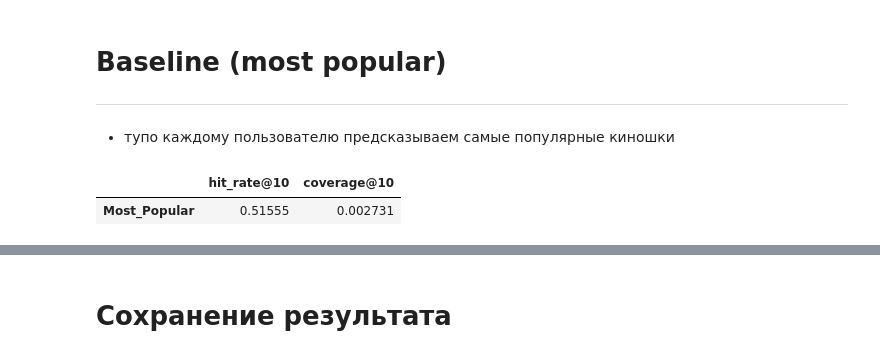
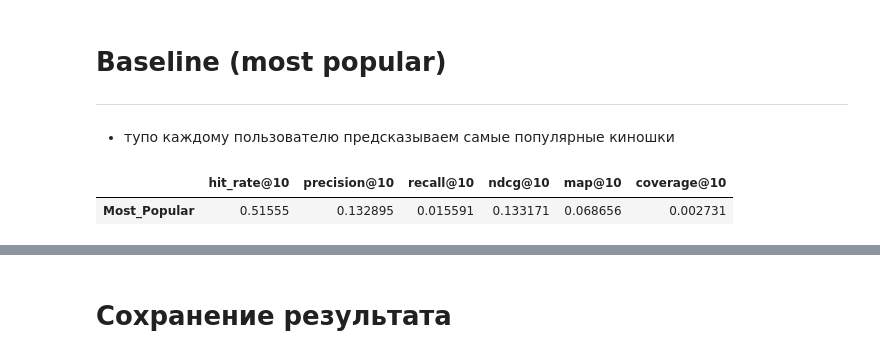
Before and after one commit to Aliaksandr-Borsuk/Recommender_Systems_project, a Jupyter notebook: notebooks/001_data_and_eda_1m.ipynb, the cells around one changed output, grey strips where cells are left out. Drawn from its saved outputs; the diff is of its cells as text; code cells hidden in the pictures.

```diff
--- a/notebooks/001_data_and_eda_1m.ipynb
+++ b/notebooks/001_data_and_eda_1m.ipynb
@@ -763,7 +763,7 @@ def coverage_at_k(rec_items: dict[int, list[int]],  # {user_id: [item_id, ...]}
                   all_items: set[int],              # set(user_id)
                   k=10)-> float:
     '''
-    recs: ckjdfhm user_id -> list of item_id (top-K)
+    recs: словарь user_id -> list of item_id (top-K)
     '''
     rec_items_set = set()
     for recs in rec_items.values():
@@ -772,3 +902,34 @@ def coverage_at_k(rec_items: dict[int, list[int]],  # {user_id: [item_id, ...]}
+# %%
+def map_at_k(rec_items: dict[int, list[int]],  # {user_id: [item_id, ...]}
+             test_items: dict[int, set[int]],    # {user_id: {item_id, ...}}],
+             k: int = 10) -> float:
+    """
+    MAP@K (Mean Average Precision @ K) с бинарной релевантностью.
+    AP@K(u) = 1/min(R_u,K) * sum_{i=1..K} Precision@i(u) * rel_i
+    """
+    if rec_items.keys() != test_items.keys():
+        print('Achtung!!! map_at_k\nРазный набор юзеров.')
+        return None
+
+    total_ap = 0.0
+    num_users = 0
+    for u, recs in rec_items.items():
+        R_u = len(test_items[u])
+        if R_u == 0:
+            print('Achtung!!! map_at_k\nВ test есть юзеры с 0 items !!!')
+            continue
+        topk = recs[:k]
+        hits = 0
+        sum_prec = 0.0
+        for i, item in enumerate(topk, start=1):
+            if item in test_items[u]:
+                hits += 1
+                sum_prec += hits / i  # Precision@i for this user
+        denom = min(R_u, k)
+        ap = sum_prec / denom if denom > 0 else 0.0
+        total_ap += ap
+        num_users += 1
+    return total_ap / num_users if num_users > 0 else 0.0
 # %% [markdown]
 # **Baseline (most popular)**
 
@@ -784,22 +945,27 @@ def model_evaluation(rec_items: dict[int, list[int]],           # рекомен
     Возвращает результат в pandas.DataFrame
     """
     hr = hitrate_at_k(rec_items, test_items, k=k)
+    pr_k = precision_at_k(rec_items, test_items, k=k)
+    rec_k = recall_at_k(rec_items, test_items, k=k)
+    ndcg = ndcg_at_k(rec_items, test_items, k=k)
+    map_k = map_at_k(rec_items, test_items, k=k)
     cov = coverage_at_k(rec_items, all_items, k=k)
     df = pd.DataFrame(
-        [[hr, cov]],
+        [[hr, pr_k, rec_k, ndcg, map_k, cov]],
         index=[model_name],
-        columns=[f"hit_rate@{k}", f"coverage@{k}"]
+        columns=[f"hit_rate@{k}", f"precision@{k}", f"recall@{k}",
+                 f"ndcg@{k}", f"map@{k}", f"coverage@{k}"]
     )
     return df
 # %%
 k = 10
 popular_items = train['item_id'].value_counts().head(k).index.to_list()
-test_dict   = good_test_df.groupby('user_id')['item_id'].apply(set).to_dict()
+test_dict   = test.groupby('user_id')['item_id'].apply(set).to_dict()
 rec_items = {user : popular_items for user in test_dict}
 all_items = set(train['item_id'].unique())
 
 result = model_evaluation(rec_items, test_dict, all_items, k=k, model_name='Most_Popular')
 display(result)
 # %% [output]
-|  | hit_rate@10 | coverage@10 |
-| Most_Popular | 0.51555 | 0.002731 |
+|  | hit_rate@10 | precision@10 | recall@10 | ndcg@10 | map@10 | coverage@10 |
+| Most_Popular | 0.51555 | 0.132895 | 0.015591 | 0.133171 | 0.068656 | 0.002731 |
```
Also changed, not shown: parts of 12 cells of this notebook.
